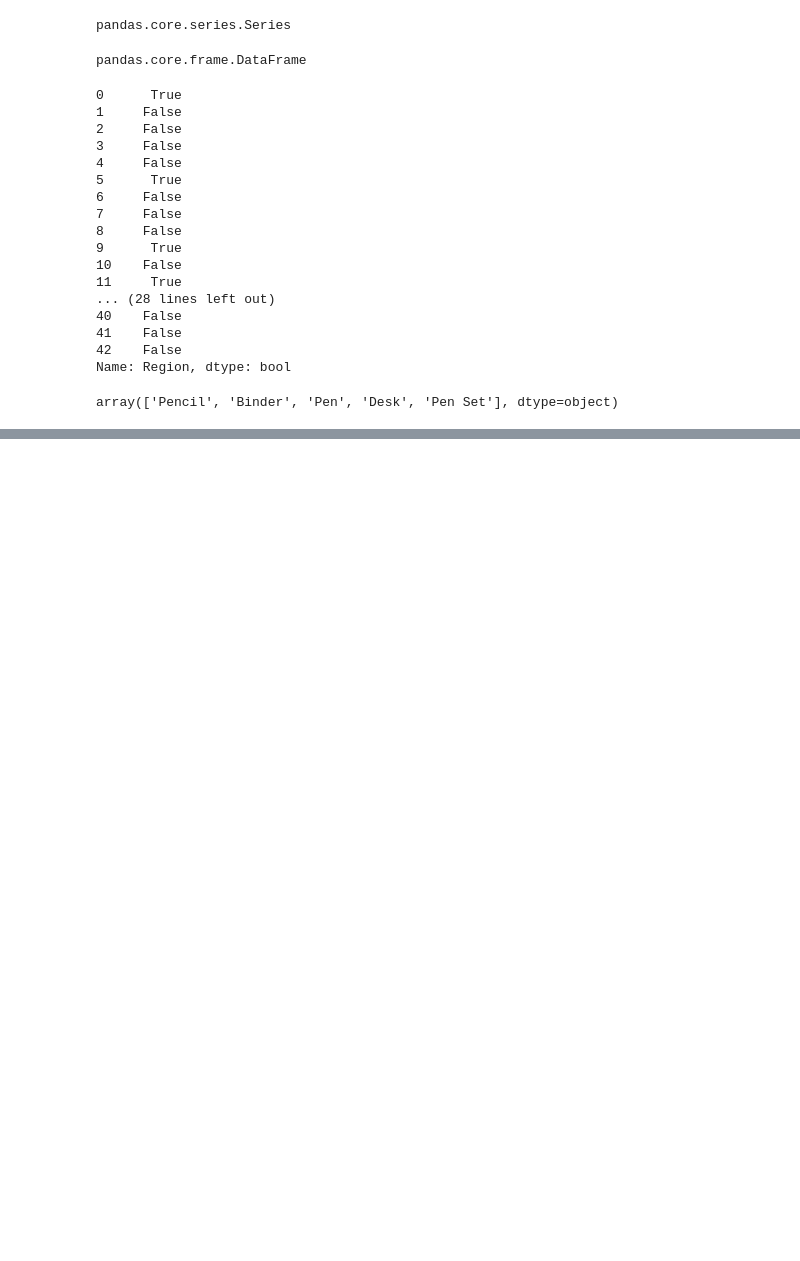
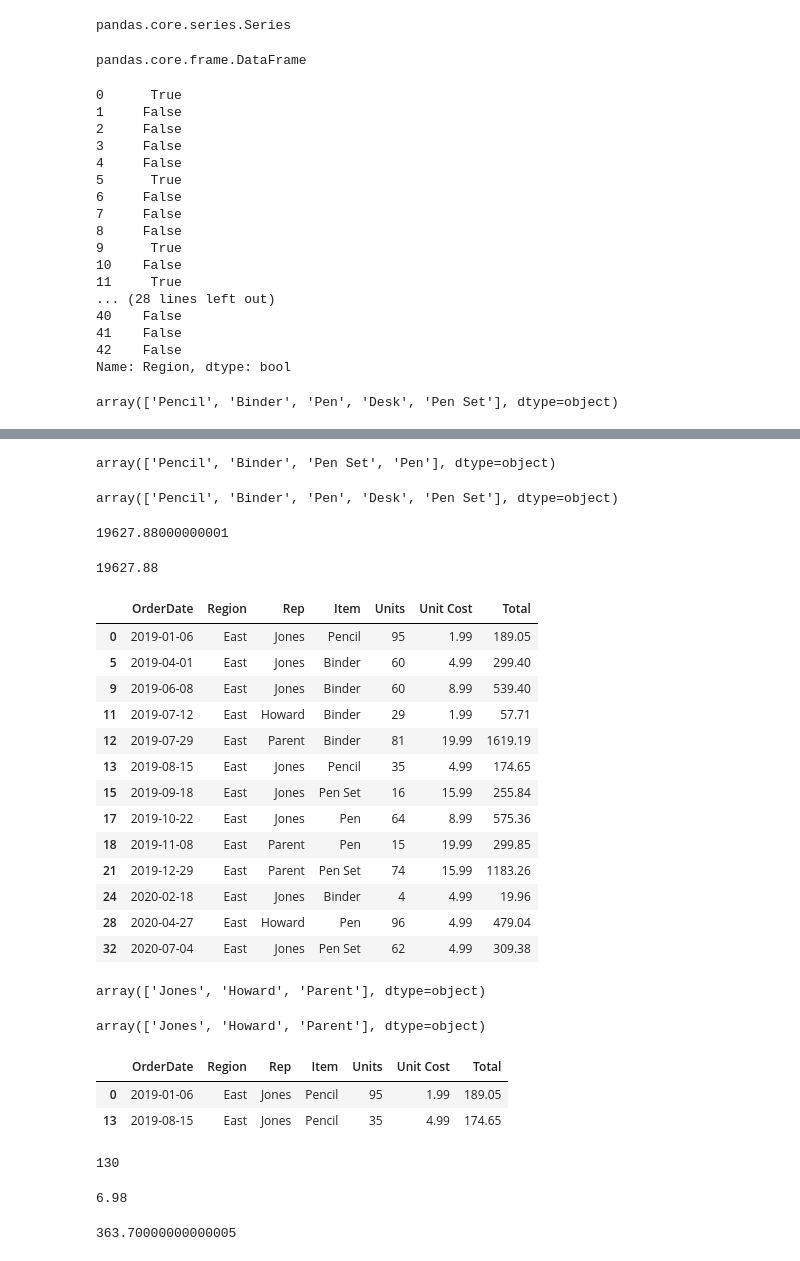
Before and after one commit to Asad-Anwar/AI-Beginners, a Jupyter notebook: Pandas Class 1 Onsite.ipynb, the cells around one changed output, grey strips where cells are left out. Drawn from its saved outputs; the diff is of its cells as text; code cells hidden in the pictures; blank space fills up the shorter version.

```diff
--- a/Pandas Class 1 Onsite.ipynb
+++ b/Pandas Class 1 Onsite.ipynb
@@ -177,0 +180,2 @@ for i in Items:
+# %%
+data = pd.read_excel('SampleData_2.xlsx',sheet_name=1)
@@ -177,0 +215,10 @@ for i in Items:
+# %%
+Items1 = data1['Item'].unique()
+Items1
+# %% [output]
+array(['Pencil', 'Binder', 'Pen Set', 'Pen'], dtype=object)
+# %%
+Items2 = data['Item'].unique()
+Items2
+# %% [output]
+array(['Pencil', 'Binder', 'Pen', 'Desk', 'Pen Set'], dtype=object)
@@ -177,0 +231,4 @@ for i in Items:
+# %%
+addition
+# %% [output]
+19627.88000000001
@@ -177,0 +237,32 @@ for i in Items:
+# %%
+Total
+# %% [output]
+19627.88
+# %%
+Rep1 = data[data['Region'] == 'East']
+Rep1
+# %% [output]
+|  | OrderDate | Region | Rep | Item | Units | Unit Cost | Total |
+| 0 | 2019-01-06 | East | Jones | Pencil | 95 | 1.99 | 189.05 |
+| 5 | 2019-04-01 | East | Jones | Binder | 60 | 4.99 | 299.40 |
+| 9 | 2019-06-08 | East | Jones | Binder | 60 | 8.99 | 539.40 |
+| 11 | 2019-07-12 | East | Howard | Binder | 29 | 1.99 | 57.71 |
+| 12 | 2019-07-29 | East | Parent | Binder | 81 | 19.99 | 1619.19 |
+| 13 | 2019-08-15 | East | Jones | Pencil | 35 | 4.99 | 174.65 |
+| 15 | 2019-09-18 | East | Jones | Pen Set | 16 | 15.99 | 255.84 |
+| 17 | 2019-10-22 | East | Jones | Pen | 64 | 8.99 | 575.36 |
+| 18 | 2019-11-08 | East | Parent | Pen | 15 | 19.99 | 299.85 |
+| 21 | 2019-12-29 | East | Parent | Pen Set | 74 | 15.99 | 1183.26 |
+| 24 | 2020-02-18 | East | Jones | Binder | 4 | 4.99 | 19.96 |
+| 28 | 2020-04-27 | East | Howard | Pen | 96 | 4.99 | 479.04 |
+| 32 | 2020-07-04 | East | Jones | Pen Set | 62 | 4.99 | 309.38 |
+# %%
+Rep2 = Rep1['Rep'].unique()
+Rep2
+# %% [output]
+array(['Jones', 'Howard', 'Parent'], dtype=object)
+# %%
+Rep1 = data[data['Region'] == 'East']['Rep'].unique()
+Rep1
+# %% [output]
+array(['Jones', 'Howard', 'Parent'], dtype=object)
@@ -177,0 +272,21 @@ for i in Items:
+# %%
+data1
+# %% [output]
+|  | OrderDate | Region | Rep | Item | Units | Unit Cost | Total |
+| 0 | 2019-01-06 | East | Jones | Pencil | 95 | 1.99 | 189.05 |
+| 13 | 2019-08-15 | East | Jones | Pencil | 35 | 4.99 | 174.65 |
+# %%
+Units_value = data1['Units'].sum()
+Units_value
+# %% [output]
+130
+# %%
+UnitsCost_value = data1['Unit Cost'].sum()
+UnitsCost_value
+# %% [output]
+6.98
+# %%
+Total_value = data1['Total'].sum()
+Total_value
+# %% [output]
+363.70000000000005
```
Also changed, not shown: parts of 7 cells of this notebook, 1 other file.
